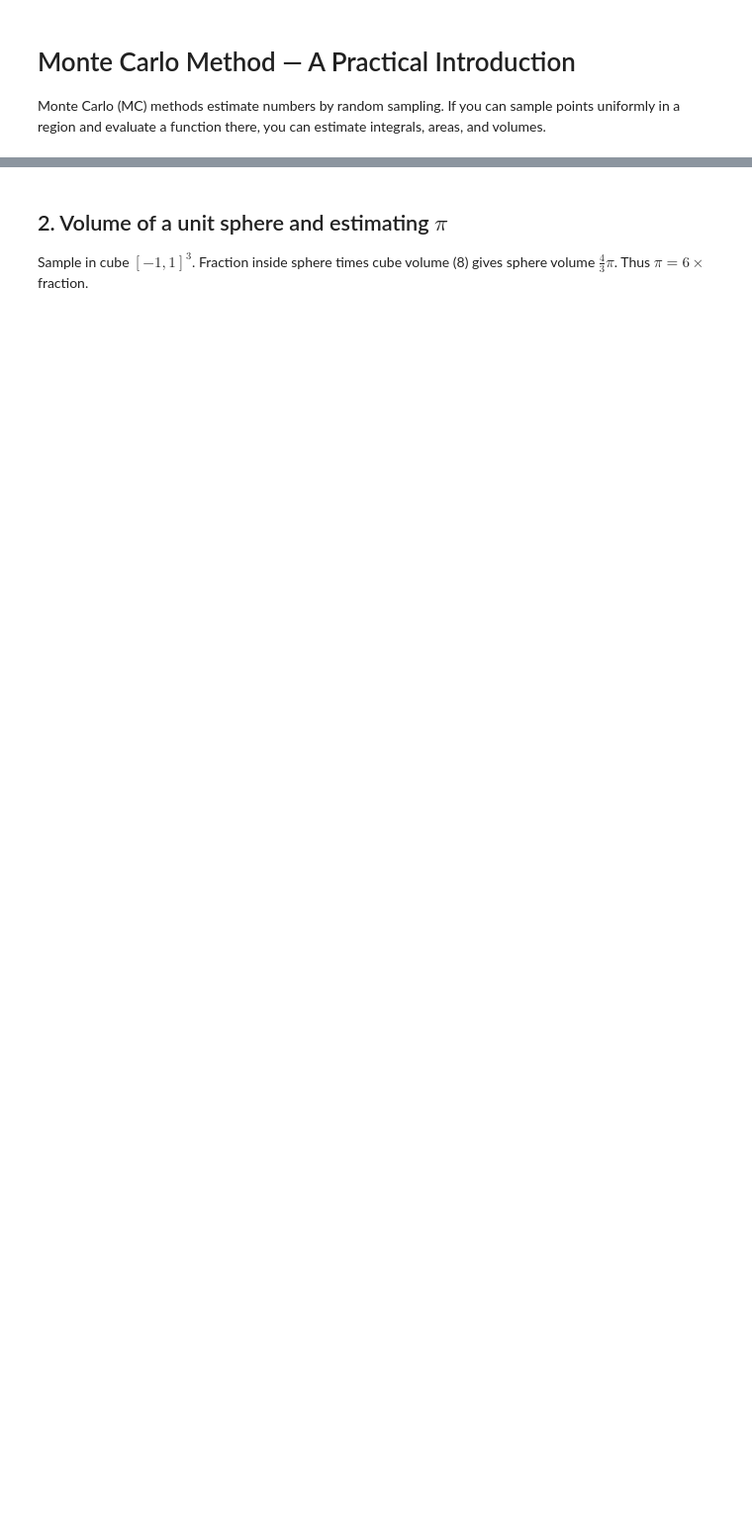
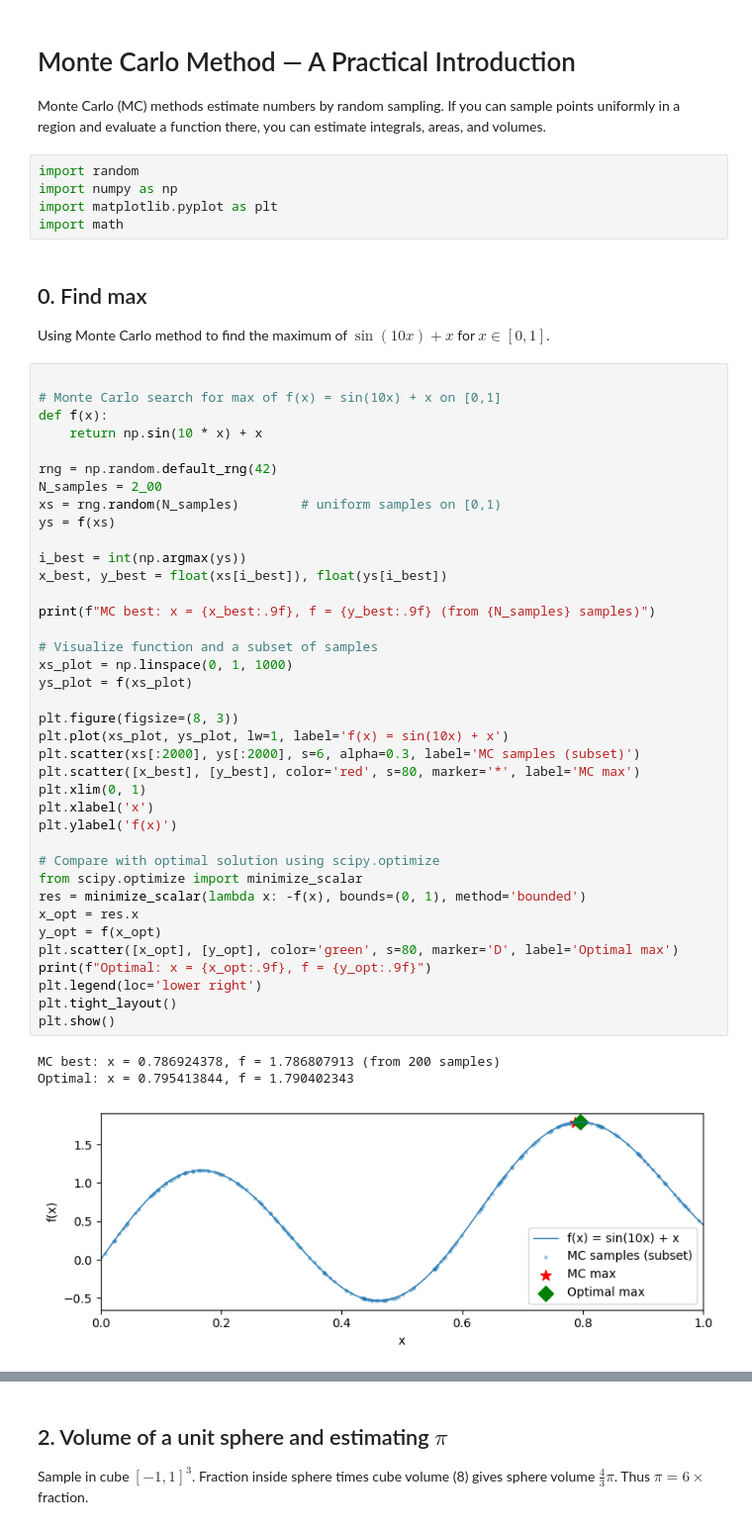
Before and after one commit to cs-muic/iccs205-lectures, a Jupyter notebook: lect13/Monte Carlo Method.ipynb, the cells around one changed output, grey strips where cells are left out. Shown: that part at 99% size. Drawn from its saved outputs; the diff is of its cells as text; blank space fills up the shorter version.

```diff
--- a/lect13/Monte Carlo Method.ipynb
+++ b/lect13/Monte Carlo Method.ipynb
@@ -3,5 +3,56 @@
 
 Monte Carlo (MC) methods estimate numbers by random sampling.
 If you can sample points uniformly in a region and evaluate a function there, you can estimate integrals, areas, and volumes.
+# %%
+import random
+import numpy as np
+import matplotlib.pyplot as plt
+import math
+# %% [markdown]
+## 0. Find max
+
+Using Monte Carlo method to find the maximum of $\sin(10x)+x$ for $x \in [0,1]$.
+# %%
+
+# Monte Carlo search for max of f(x) = sin(10x) + x on [0,1]
+def f(x):
+    return np.sin(10 * x) + x
+
+rng = np.random.default_rng(42)
+N_samples = 2_00
+xs = rng.random(N_samples)        # uniform samples on [0,1)
+ys = f(xs)
+
+i_best = int(np.argmax(ys))
+x_best, y_best = float(xs[i_best]), float(ys[i_best])
+
+print(f"MC best: x = {x_best:.9f}, f = {y_best:.9f} (from {N_samples} samples)")
+
+# Visualize function and a subset of samples
+xs_plot = np.linspace(0, 1, 1000)
+ys_plot = f(xs_plot)
+
+plt.figure(figsize=(8, 3))
+plt.plot(xs_plot, ys_plot, lw=1, label='f(x) = sin(10x) + x')
+plt.scatter(xs[:2000], ys[:2000], s=6, alpha=0.3, label='MC samples (subset)')
+plt.scatter([x_best], [y_best], color='red', s=80, marker='*', label='MC max')
+plt.xlim(0, 1)
+plt.xlabel('x')
+plt.ylabel('f(x)')
+
+# Compare with optimal solution using scipy.optimize
+from scipy.optimize import minimize_scalar
+res = minimize_scalar(lambda x: -f(x), bounds=(0, 1), method='bounded')
+x_opt = res.x
+y_opt = f(x_opt)
+plt.scatter([x_opt], [y_opt], color='green', s=80, marker='D', label='Optimal max')
+print(f"Optimal: x = {x_opt:.9f}, f = {y_opt:.9f}")
+plt.legend(loc='lower right')
+plt.tight_layout()
+plt.show()
+# %% [output]
+MC best: x = 0.786924378, f = 1.786807913 (from 200 samples)
+Optimal: x = 0.795413844, f = 1.790402343
+[figure, added]
 # %% [markdown]
 ## 1. Area of a circle (radius 2)
```
Also changed, not shown: parts of 10 cells of this notebook.
